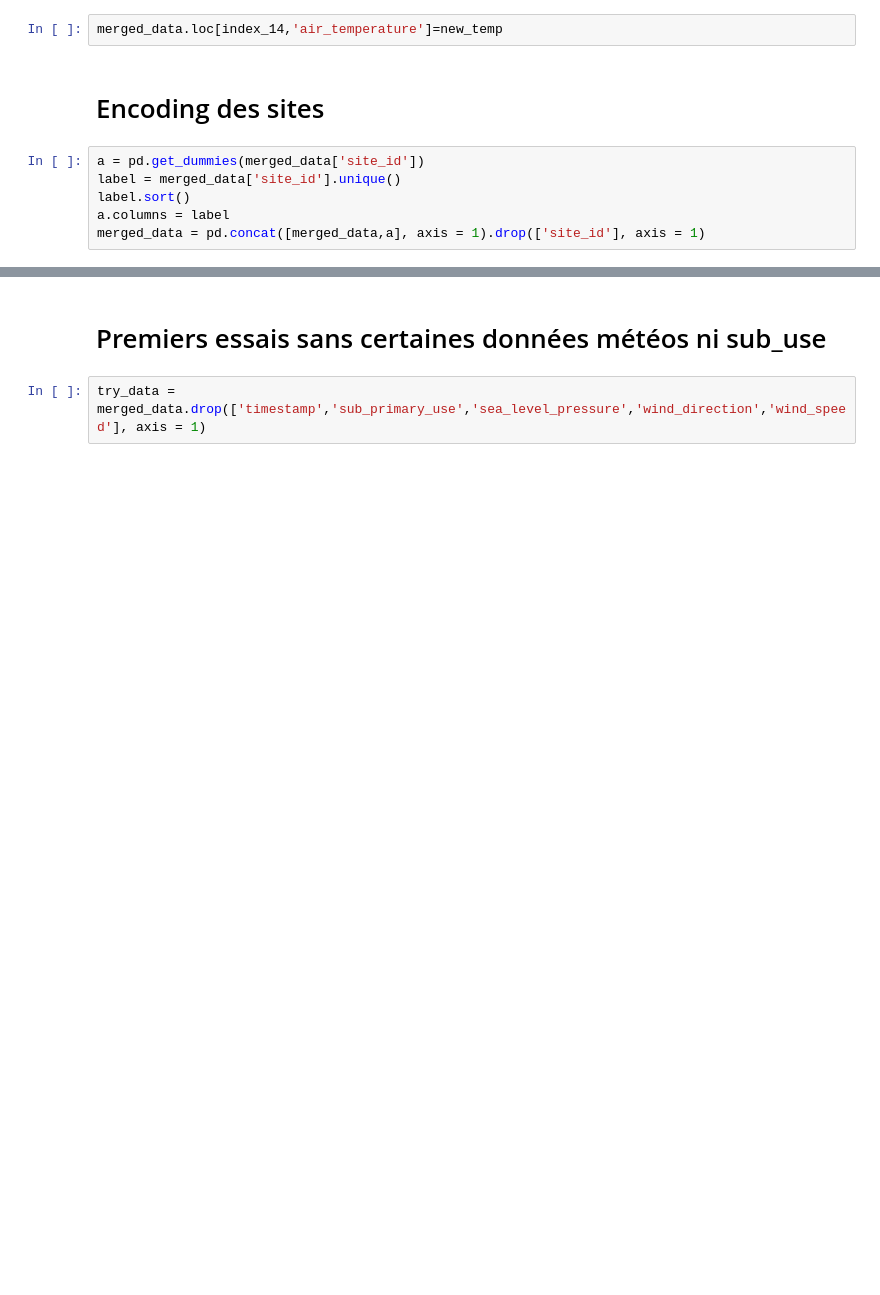
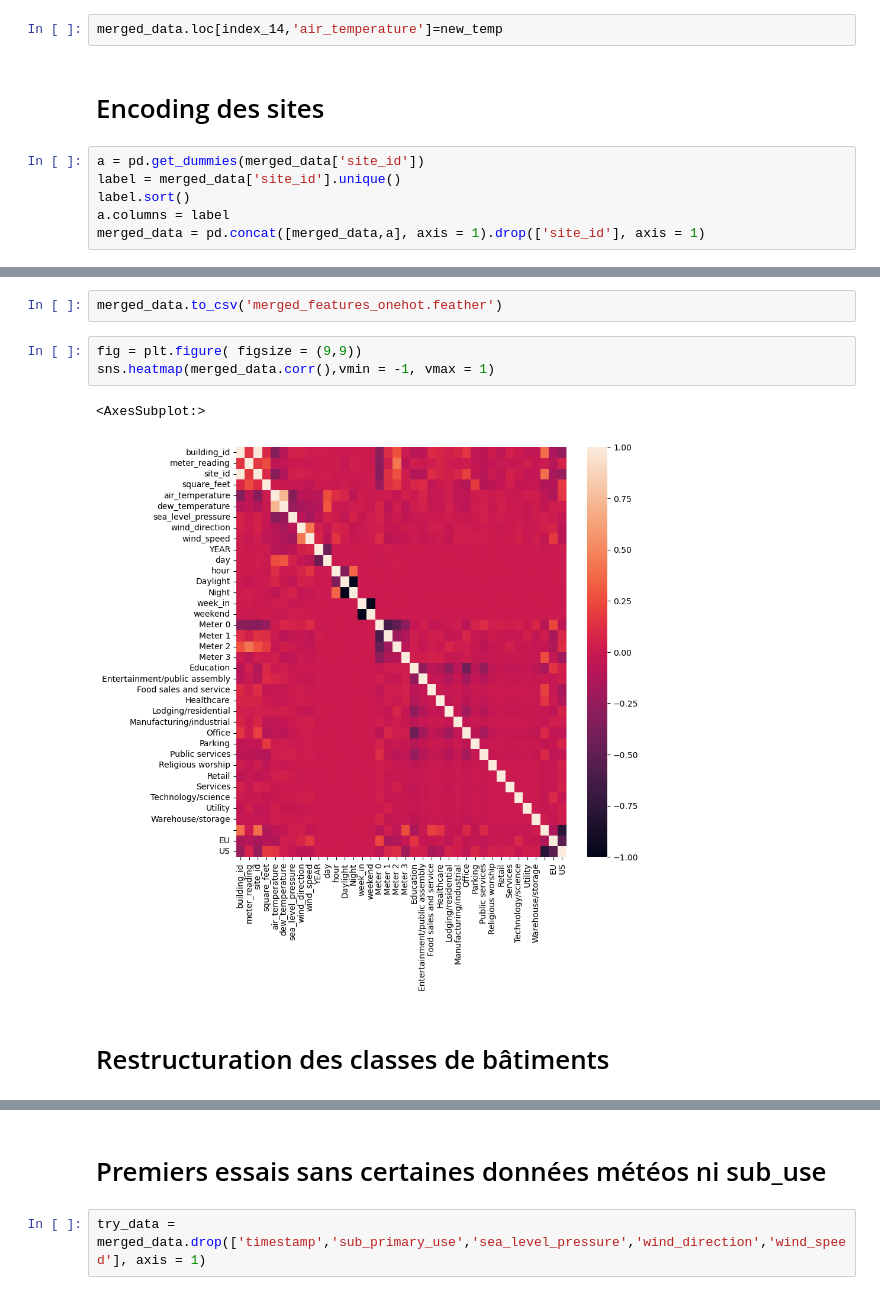
Before and after one commit to juliettejahan/CapgeminiChallenge, a Jupyter notebook: feature_engineering.ipynb, the cells around one changed output, grey strips where cells are left out. Drawn from its saved outputs; the diff is of its cells as text; blank space fills up the shorter version.

```diff
--- a/feature_engineering.ipynb
+++ b/feature_engineering.ipynb
@@ -311,0 +312,10 @@ merged_data
+# %%
+merged_data.to_csv('merged_features_onehot.feather')
+# %%
+fig = plt.figure( figsize = (9,9))
+sns.heatmap(merged_data.corr(),vmin = -1, vmax = 1)
+# %% [output]
+<AxesSubplot:>
+[figure, added]
+# %% [markdown]
+# Restructuration des classes de bâtiments
```
Also changed, not shown: parts of 18 cells of this notebook.
